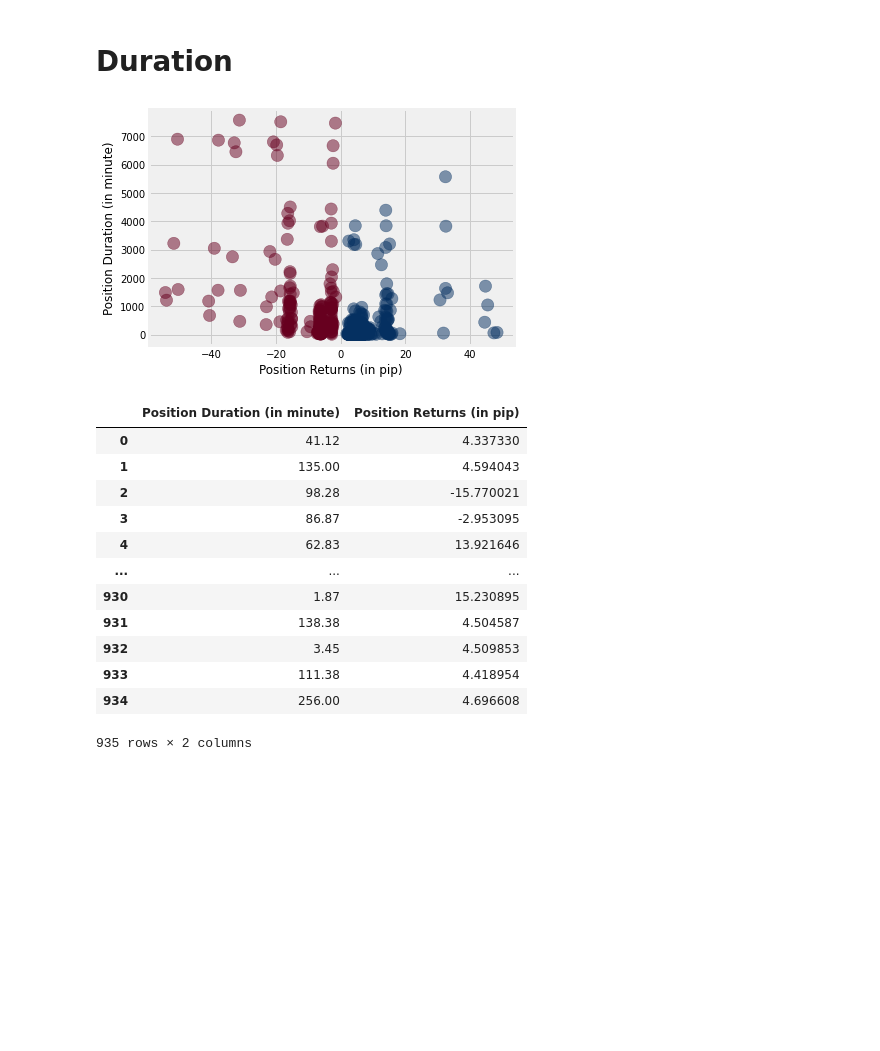
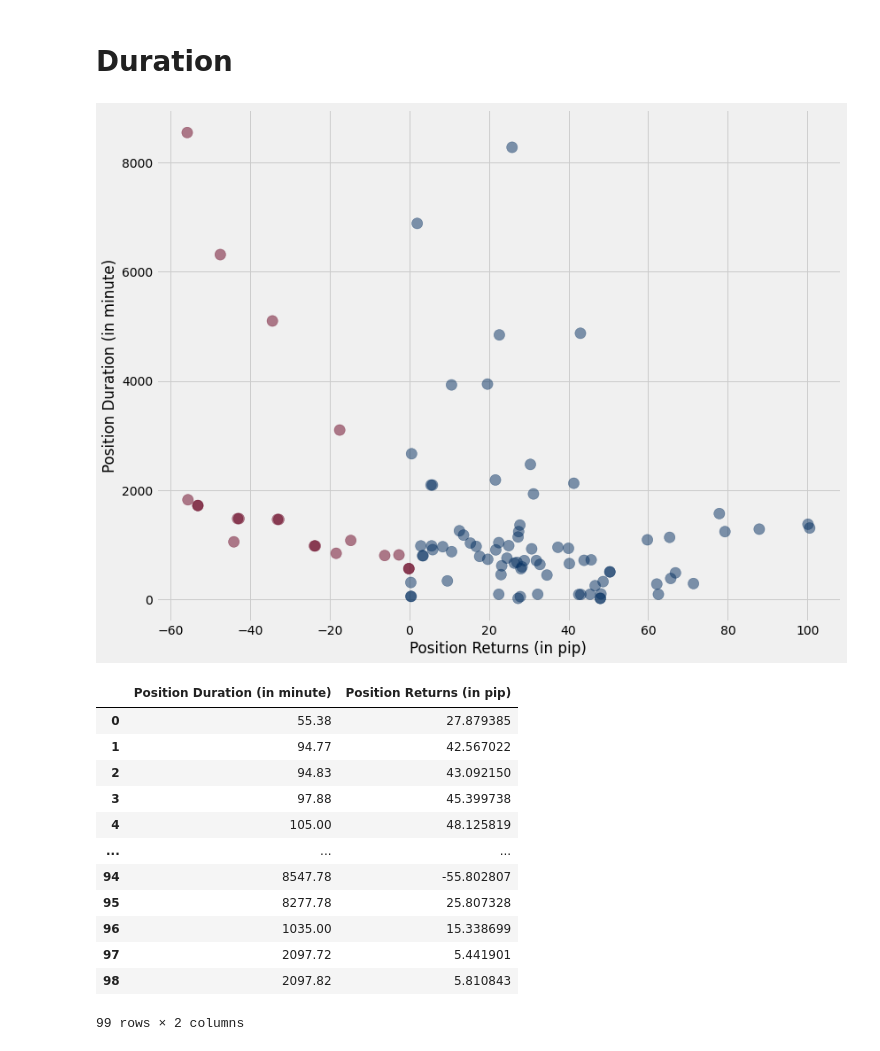
Before and after one commit to adaji/TraderEvaluation, a Jupyter notebook: TestNote.ipynb, the cells around one changed output. Cells and saved outputs as stored; diff of their text form; code cells hidden in the pictures; blank space fills up the shorter version.

Commit message:
updata __init__ file and TestNote

```diff
--- a/TestNote.ipynb
+++ b/TestNote.ipynb
@@ -5,4 +9,4 @@ from Data_Operation import Preparation
 # %%
-data_set = Preparation(folder_path='Test_trader_data')
-data_set.Get
+test_data = DO.Preparation(folder_path='Test_trader_data').Get.loc[0:100,:]
+test_data
 # %% [output]
@@ -79,21 +74,24 @@ from Evaluation_Attributes import Duration
 # %%
-data = data_set.Get
-Duration(data).plot
+Duration = Darwin.Duration(data=test_data)
+
+plt.figure(figsize=(12,9))
+Duration.plot
+plt.show()
 # %% [output]
-[figure, old version]
+[figure, new version]
 # %%
-Duration(data).Duration_data
+Duration.Duration_data
 # %% [output]
 |  | Position Duration (in minute) | Position Returns (in pip) |
-| 0 | 41.12 | 4.337330 |
-| 1 | 135.00 | 4.594043 |
-| 2 | 98.28 | -15.770021 |
-| 3 | 86.87 | -2.953095 |
-| 4 | 62.83 | 13.921646 |
+| 0 | 55.38 | 27.879385 |
+| 1 | 94.77 | 42.567022 |
+| 2 | 94.83 | 43.092150 |
+| 3 | 97.88 | 45.399738 |
+| 4 | 105.00 | 48.125819 |
 | ... | ... | ... |
-| 930 | 1.87 | 15.230895 |
-| 931 | 138.38 | 4.504587 |
-| 932 | 3.45 | 4.509853 |
-| 933 | 111.38 | 4.418954 |
-| 934 | 256.00 | 4.696608 |
+| 94 | 8547.78 | -55.802807 |
+| 95 | 8277.78 | 25.807328 |
+| 96 | 1035.00 | 15.338699 |
+| 97 | 2097.72 | 5.441901 |
+| 98 | 2097.82 | 5.810843 |
-935 rows × 2 columns
+99 rows × 2 columns
```
Also changed, not shown: parts of 24 cells of this notebook, 1 other file.
